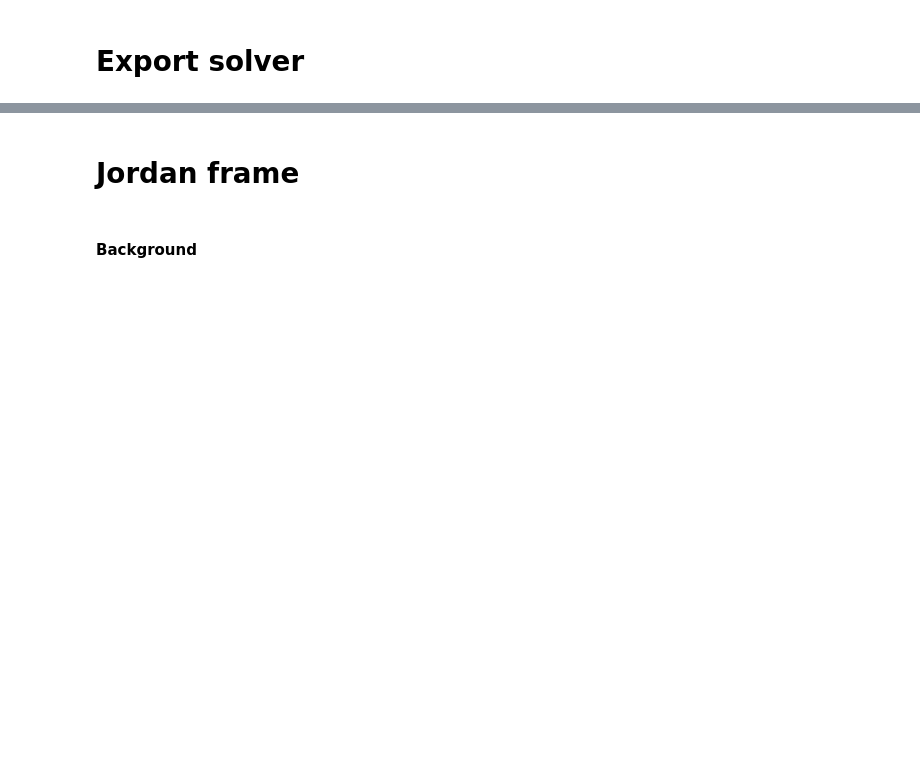
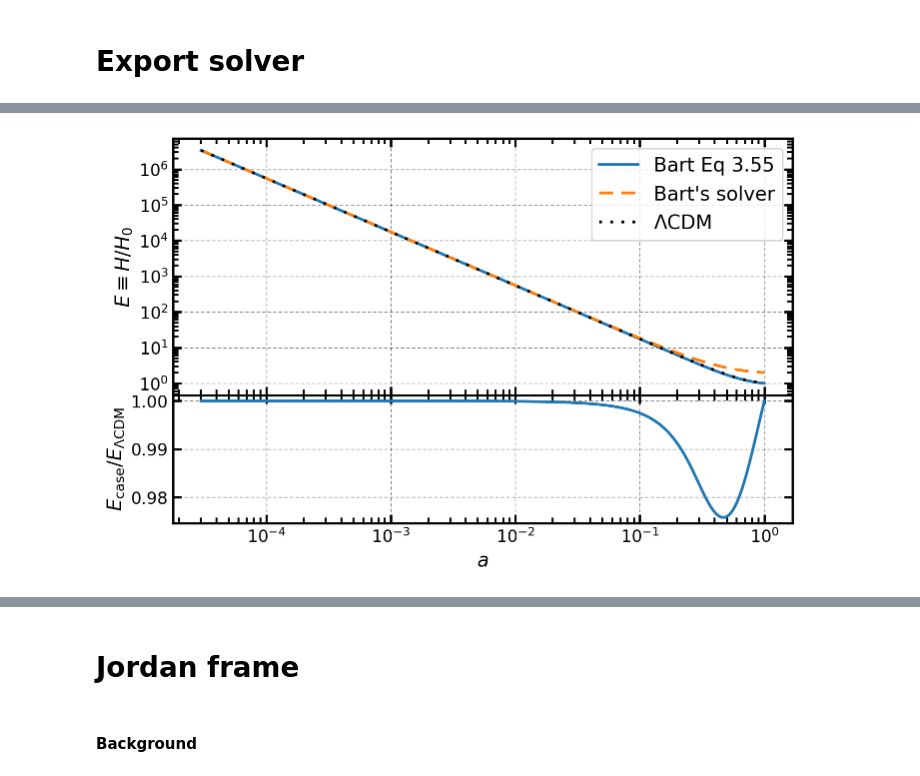
Before and after one commit to BartolomeoF/K-mouflage, a Jupyter notebook: Solver-ngt2.ipynb, the cells around one changed output, grey strips where cells are left out. Cells and saved outputs as stored; diff of their text form; code cells hidden in the pictures; blank space fills up the shorter version.

Commit message:
Solve issues of ngt2 solver. Now using numerical sol for E in solve_ivp.

```diff
--- a/Solver-ngt2.ipynb
+++ b/Solver-ngt2.ipynb
@@ -355,5 +389,5 @@ from scipy.optimize import newton
 a_ini=3e-5
 beta= 0.2
 k0 = 1
-n=2
-best_lamb = newton(lambda l: solve_Kmou_expansion(l, a_ini=a_ini, beta=beta, K0=K0, n=n), 10, maxiter=10)
+n=5
+best_lamb = newton(lambda l: solve_Kmou_expansion(l, a_ini=a_ini, beta=beta, K0=K0, n=n), 1.476, maxiter=10)
@@ -362,2 +401,3 @@ best_lamb
 # %%
-H_kmou_sol, E_kmou_a_fun = solve_Kmou_expansion(best_lamb, beta=beta, K0=K0, n=n, mode='full')
+# H_kmou_sol, E_kmou_a_fun = solve_Kmou_expansion(1.476, beta=beta, K0=K0, n=n, mode='full')
+H_kmou_sol, E_kmou_anal, E_kmou_a = solve_Kmou_expansion(best_lamb, beta=beta, K0=K0, n=n, mode='full')
@@ -364,6 +407,5 @@ H_kmou_sol, E_kmou_a_fun = solve_Kmou_expansion(best_lamb, beta=beta, K0=K0, n=n
 # %%
-E_3p55 = np.array([E_kmou_fun(t,f,f_p)
-                   for t,f,f_p in zip(H_kmou_sol['t'], H_kmou_sol['y'][0], H_kmou_sol['y'][1])])
+E_3p55 = E_kmou_anal
 
 E_3p55_Ben = np.array([E_kmou_fun(t,f,f_p) for
                    t,f,f_p in zip(df_Ben_BG.index, df_Ben_BG['phi'], df_Ben_BG['d phi/ dlna']/df_Ben_BG.index)])
@@ -372,24 +414,27 @@ E_3p56 = np.array([E_kmou_a_fun(t,f,f_p, E)
                    for t,f,f_p, E in zip(H_kmou_sol['t'], H_kmou_sol['y'][0], H_kmou_sol['y'][1], H_kmou_sol['y'][2])])
 # %%
 fig, axs = plt.subplots(2, height_ratios=[2,1], sharex=True)
-# axs[0].plot(H_kmou_sol['t'], E_3p55, label='Bart Eq 3.55')
+axs[0].plot(H_kmou_sol['t'], E_3p55, label='Bart Eq 3.55')
 # axs[0].plot(df_Ben_BG.index, E_3p55_Ben, label='Ben Eq 3.55' )
-axs[0].plot(H_kmou_sol['t'], abs(H_kmou_sol['y'][2]), label="Bart's solver")
-axs[0].plot(df_Ben_BG.index, lambdify(a,H_LCDM)(df_Ben_BG.index)/H0_hinvMpc, 'k--', label='$\Lambda$CDM')
+axs[0].plot(H_kmou_sol['t'], abs(H_kmou_sol['y'][2]), '--',label="Bart's solver")
+axs[0].plot(df_Ben_BG.index, lambdify(a,H_LCDM)(df_Ben_BG.index)/H0_hinvMpc, 'k:', label='$\Lambda$CDM')
 
 axs[0].legend();
 axs[0].set_xscale('log')
 axs[0].set_yscale('log')
 axs[0].set_ylabel(r'$E \equiv H/H_0$')
 
 # axs[1].plot(H_kmou_sol['t'], E_3p55/lambdify(a,H_LCDM)(H_kmou_sol['t'])*H0_hinvMpc, label='Bart Eq 3.55')
 # axs[1].plot(df_Ben_BG.index, E_3p55_Ben/lambdify(a,H_LCDM)(df_Ben_BG.index)*H0_hinvMpc, '--',label='Ben Eq 3.55' )
-axs[1].plot(H_kmou_sol['t'], abs(H_kmou_sol['y'][2])/lambdify(a,H_LCDM)(H_kmou_sol['t'])*H0_hinvMpc, label="Bart's solver")
+# axs[1].plot(H_kmou_sol['t'], abs(H_kmou_sol['y'][2])/lambdify(a,H_LCDM)(H_kmou_sol['t'])*H0_hinvMpc, label="Integrated E")
+axs[1].plot(H_kmou_sol['t'], abs(E_3p55)/lambdify(a,H_LCDM)(H_kmou_sol['t'])*H0_hinvMpc, label="Analytical E")
 # axs[1].set_ylim(0.8,1.1)
 axs[1].set_xlabel(r'$a$')
 axs[1].set_ylabel(r'$E_{\rm case}/ E_{\rm \Lambda CDM}$')
 fig.subplots_adjust(hspace=0);
 plt.savefig(f'./figures/n{n}-beta0p2-k1/Background.pdf', format='pdf')
+# %% [output]
+[figure, added]
 # %%
 fig, axs = plt.subplots(2, height_ratios=[2,1], sharex=True)
 axs[0].plot(H_kmou_sol['t'], abs(H_kmou_sol['y'][0]), label='Bart phi')
```
Also changed, not shown: parts of 22 cells of this notebook, 17 other files.
